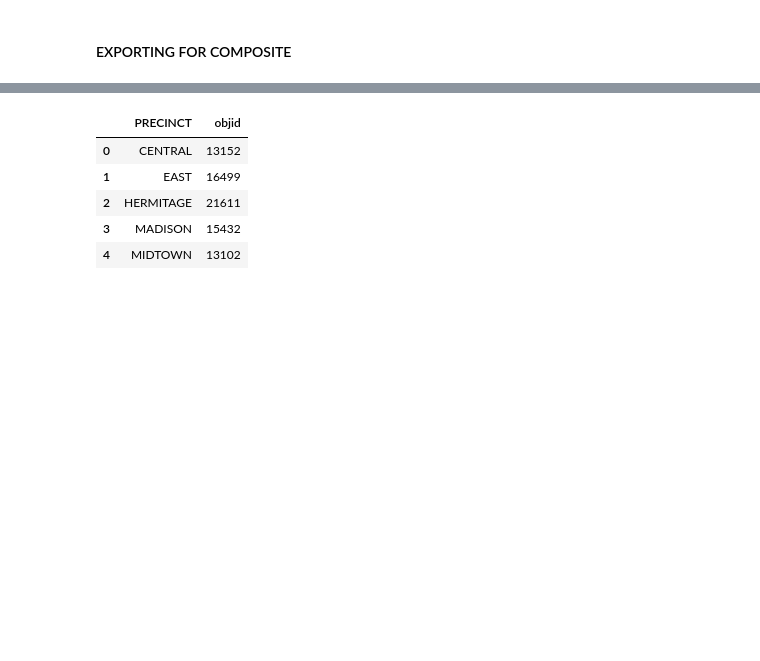
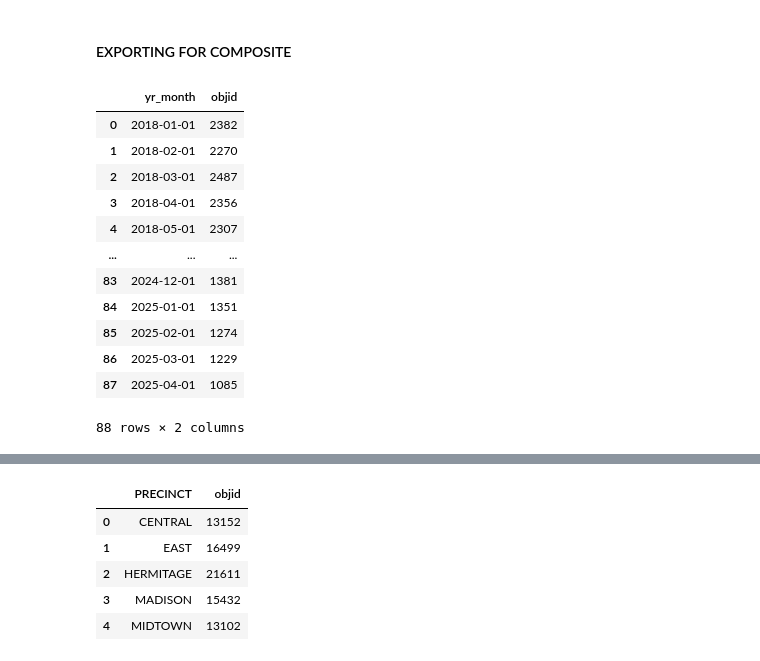
Before and after one commit to lou-knoble/capstone-nash-community-analysis, a Jupyter notebook: notebooks/crime_analysis.ipynb, the cells around one changed output, grey strips where cells are left out. Saved outputs shown, nothing was run; the diff lists cells and outputs as text; code cells hidden in the pictures; blank space fills up the shorter version.

```diff
--- a/notebooks/crime_analysis.ipynb
+++ b/notebooks/crime_analysis.ipynb
@@ -1104,0 +1111,16 @@ map_df[['geometry', 'crime_cat']].groupby('geometry')['crime_cat'].apply(','.joi
+# %%
+arrests_ovtime
+# %% [output]
+|  | yr_month | objid |
+| 0 | 2018-01-01 | 2382 |
+| 1 | 2018-02-01 | 2270 |
+| 2 | 2018-03-01 | 2487 |
+| 3 | 2018-04-01 | 2356 |
+| 4 | 2018-05-01 | 2307 |
+| ... | ... | ... |
+| 83 | 2024-12-01 | 1381 |
+| 84 | 2025-01-01 | 1351 |
+| 85 | 2025-02-01 | 1274 |
+| 86 | 2025-03-01 | 1229 |
+| 87 | 2025-04-01 | 1085 |
+88 rows × 2 columns
```
Also changed, not shown: parts of 15 cells of this notebook.
